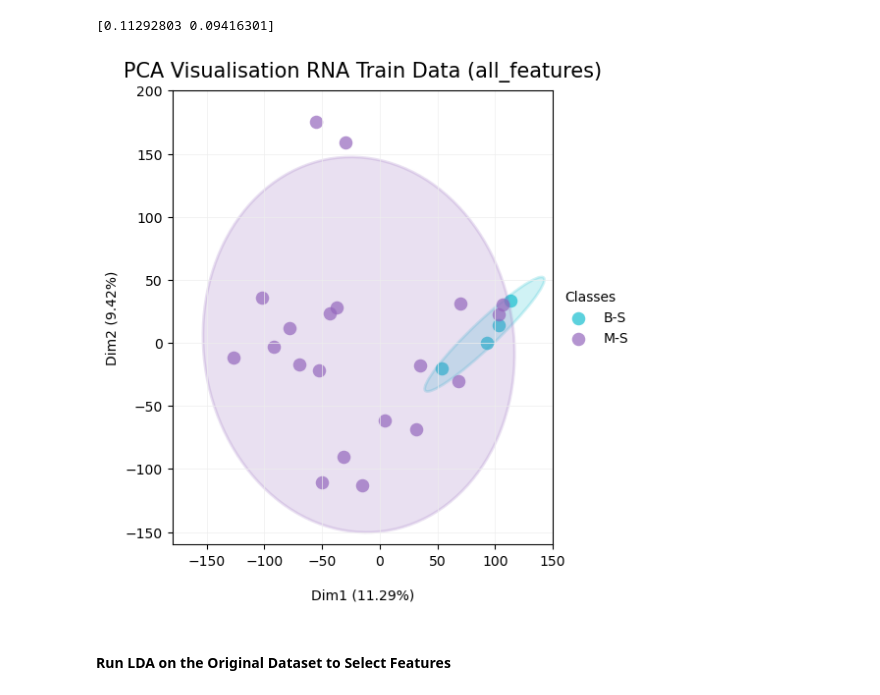
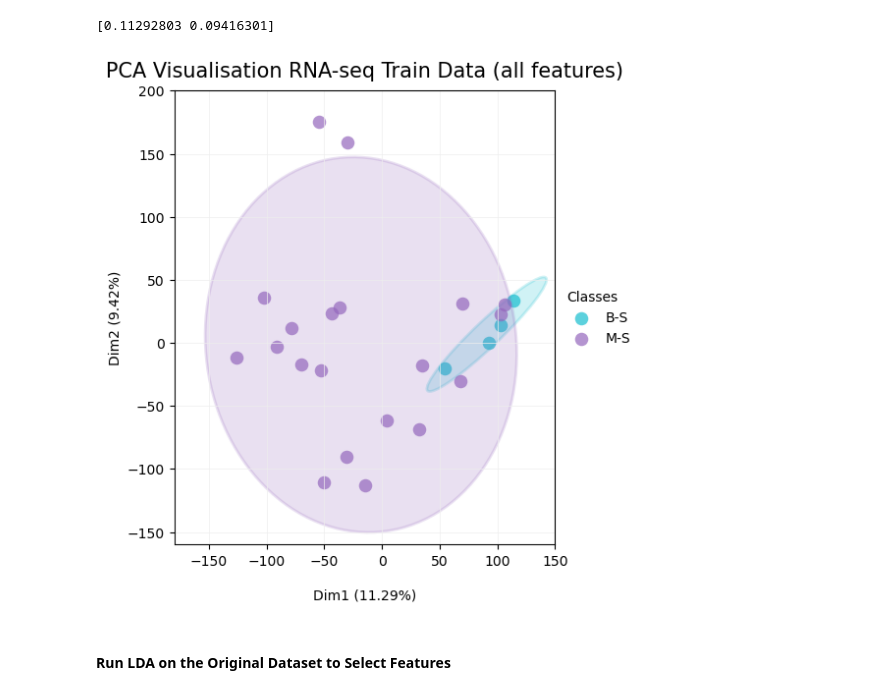
Before and after one commit to KristoferLintonReid/ultrasound-contrastivemodels, a Jupyter notebook: notebooks/plots_original.ipynb, the cells around one changed output. Cells and saved outputs as stored; diff of their text form; code cells hidden in the pictures.

```diff
--- a/notebooks/plots_original.ipynb
+++ b/notebooks/plots_original.ipynb
@@ -749,35 +749,35 @@ for target, colour in zip(targets, colours):
     cov = np.cov(xdata, ydata)
     vals, vecs = eigsorted(cov)
     theta = np.degrees(np.arctan2(*vecs[:,0][::-1]))
     w, h = 2 * 2 * np.sqrt(vals)
 
     # Create the ellipse
     ell = Ellipse(xy=(np.mean(xdata), np.mean(ydata)),
                   width=w, height=h,
                   angle=theta,
                   color=colour, linewidth=2, alpha=0.2)
 
     ell.set_facecolor(colour) # reference the colour for each factor (defined by lab)
     ax.add_artist(ell)
     ax.scatter(xdata, ydata,
                label=target, # use labels provided above
                c=colour, # use colors provided above
                lw=0, #remove the outer line of each point
                alpha=0.7, # increase transparency of points
                s=95) # increase the size of points
 
  # Add labels showing percentage of the variance explained
-ax.set_title("PCA Visualisation RNA Train Data (all_features)", fontsize = 15, pad=10)
+ax.set_title("PCA Visualisation RNA-seq Train Data (all features)", fontsize = 15, pad=10)
 ax.set_xlabel('Dim1 ({:.2f}%)'.format(rna_pca.explained_variance_ratio_[0]*100), fontsize=10, labelpad=15)
 ax.set_xlim(-180,150)
 ax.set_ylabel('Dim2 ({:.2f}%)'.format(rna_pca.explained_variance_ratio_[1]*100), fontsize=10)
 ax.set_ylim(-160,200)
 ax.grid(which="major", color="#EEEEEE", linewidth=0.5)
 
 plt.legend(bbox_to_anchor=(1, 0.5), loc="center left", frameon=False, title="Classes", alignment="left")
 plt.show()
 # %% [output]
-[figure, old version]
+[figure, new version]
 # %% [markdown]
 #### Run LDA on the Original Dataset to Select Features
 # %%
```
Also changed, not shown: parts of 27 cells of this notebook, 1 other file.
